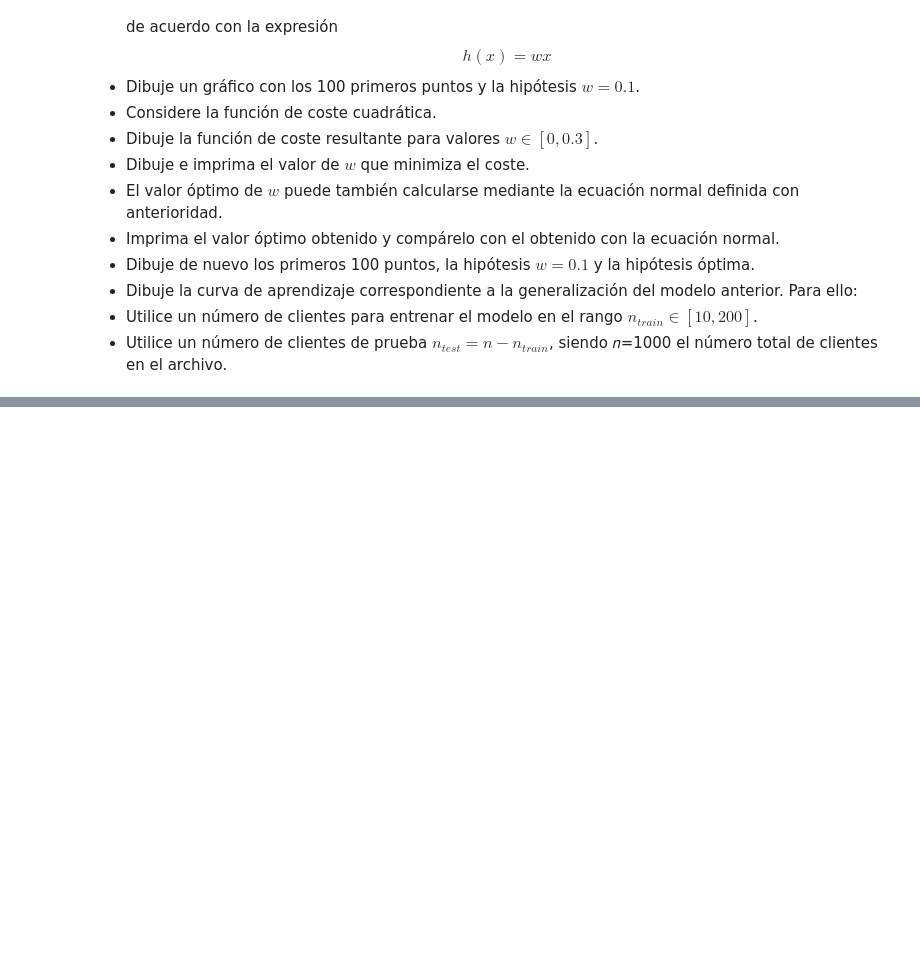
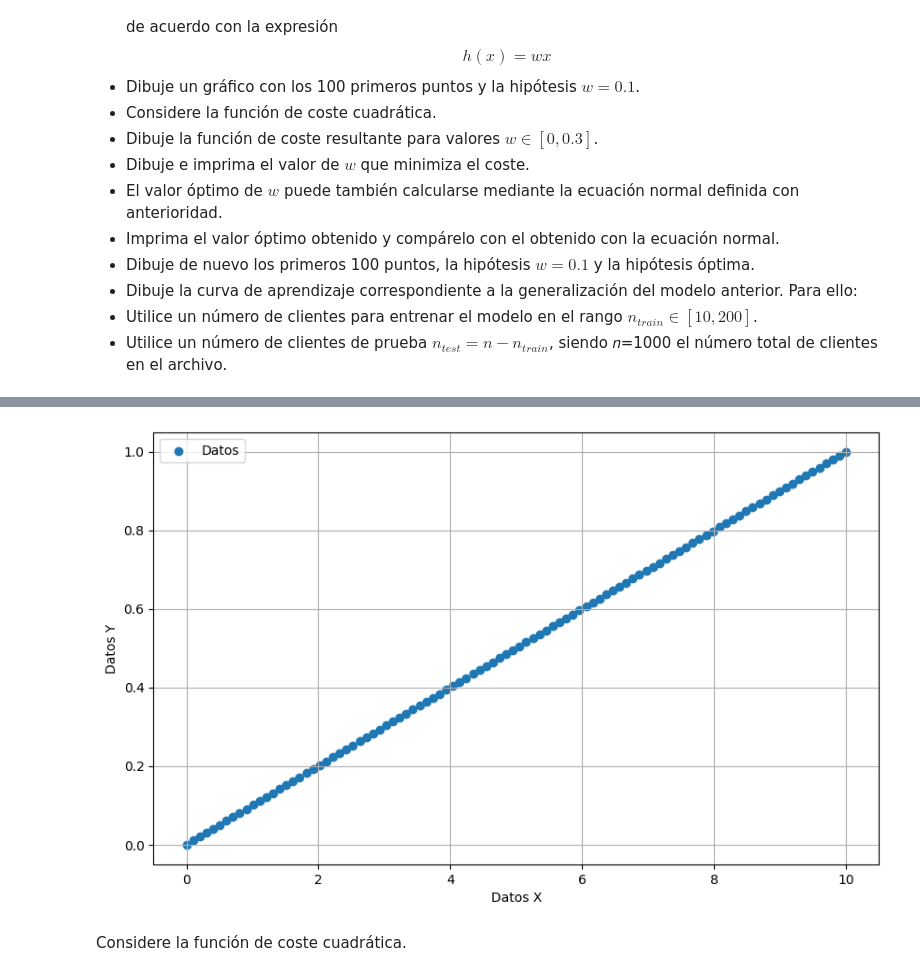
Before and after one commit to ludere65-eng/Mineria_de_Datos, a Jupyter notebook: 3.Regresion_Lineal_Univariable/3.3.Lab_RL_Ecu_Normal_con_Offset.ipynb, the cells around one changed output, grey strips where cells are left out. Cells and saved outputs as stored; diff of their text form; code cells hidden in the pictures; blank space fills up the shorter version.

```diff
--- a/3.Regresion_Lineal_Univariable/3.3.Lab_RL_Ecu_Normal_con_Offset.ipynb
+++ b/3.Regresion_Lineal_Univariable/3.3.Lab_RL_Ecu_Normal_con_Offset.ipynb
@@ -304,0 +333,23 @@ $$ℎ(𝑥)=𝑤𝑥$$
+# %%
+def genera_d(n,w,ds):
+  x=np.linspace(0,10,n)
+  y=w*x
+  return x,y
+
+n_puntos=100
+pendiente=0.1   #omega
+ds=5
+
+x,y=genera_d(n_puntos,pendiente,ds)
+
+plt.figure(figsize=(10, 6))
+plt.scatter(x,y, label="Datos")
+plt.xlabel("Datos X")
+plt.ylabel("Datos Y")
+plt.legend()
+plt.grid(True)
+plt.show()
+# %% [output]
+[figure, added]
+# %% [markdown]
+Considere la función de coste cuadrática.
```
Also changed, not shown: parts of 2 cells of this notebook.
